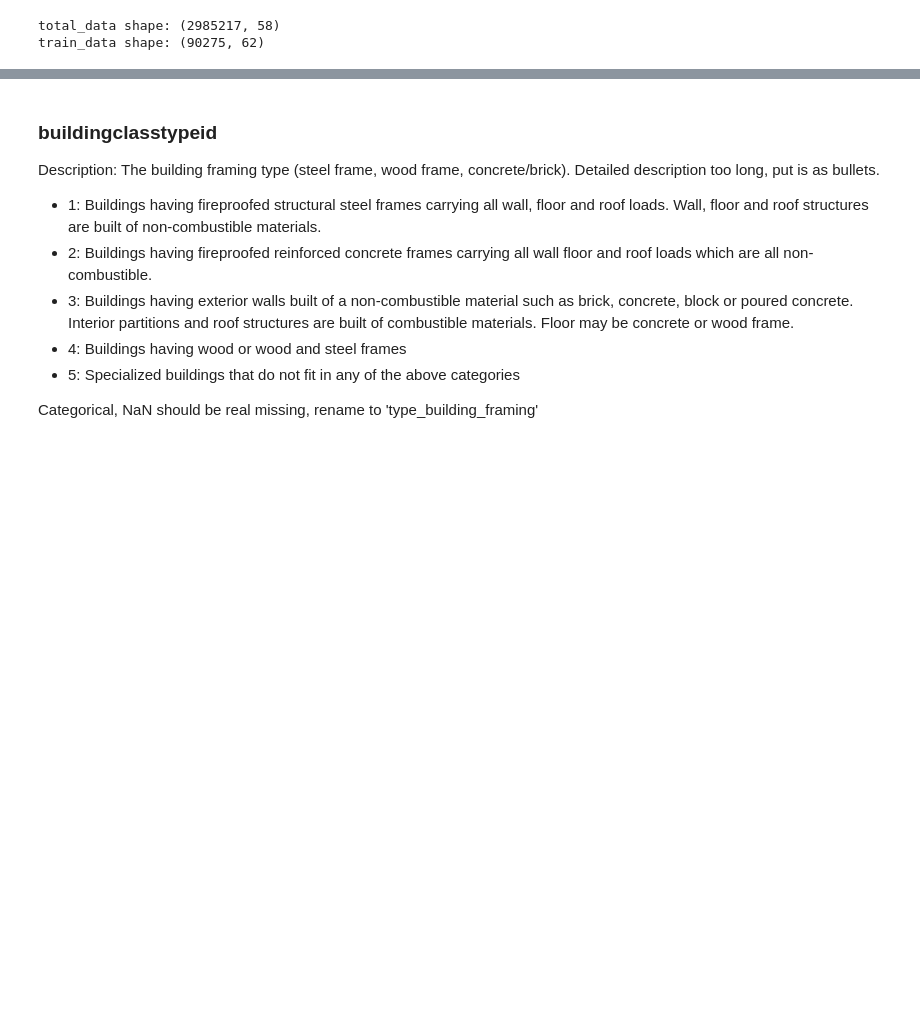
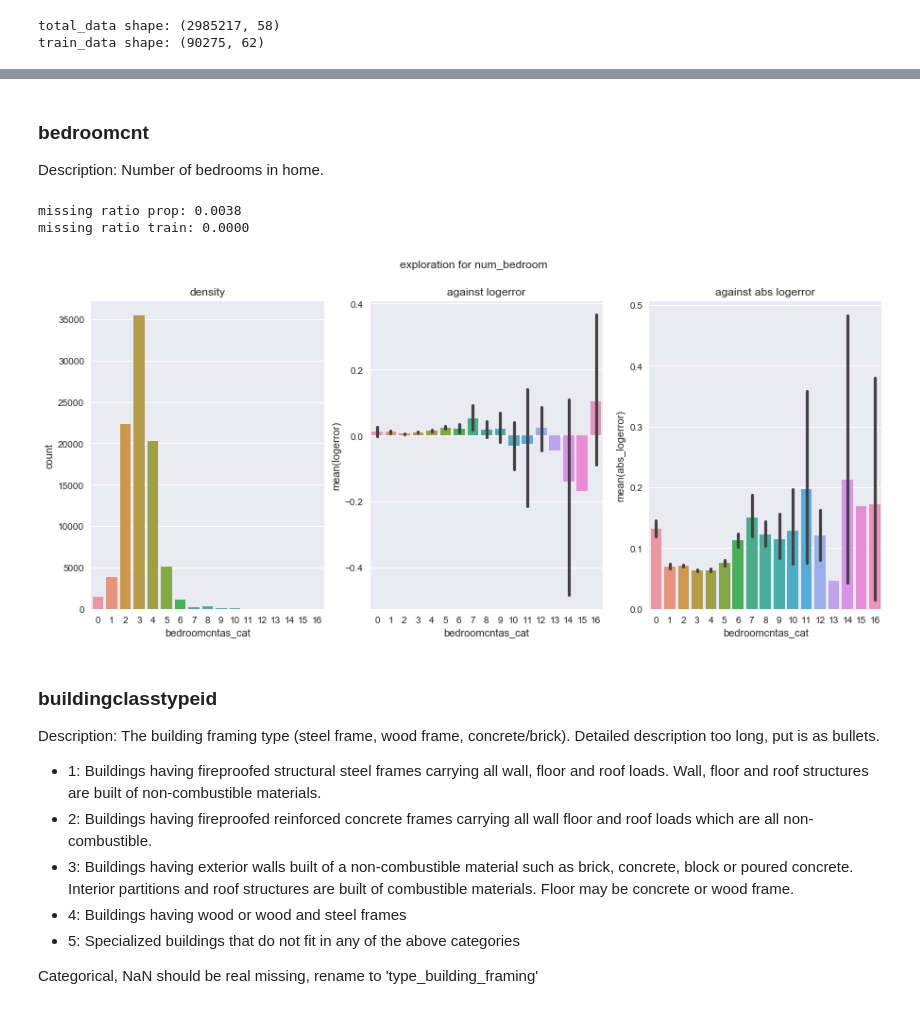
Before and after one commit to mqkh515/udacityMLND, a Jupyter notebook: projects/capstone/capstone.ipynb, the cells around one changed output, grey strips where cells are left out. Cells and saved outputs as stored; diff of their text form; code cells hidden in the pictures; blank space fills up the shorter version.

```diff
--- a/projects/capstone/capstone.ipynb
+++ b/projects/capstone/capstone.ipynb
@@ -299,0 +315,12 @@ prop_data['bedroomcnt'].fillna(prop_data['bedroomcnt'].mode().values[0], inplace
+# %% [markdown]
+### bedroomcnt
+
+Description:  Number of bedrooms in home.
+# %%
+prop_missing, train_missing = missing_ratio('bedroomcnt')
+if prop_missing + train_missing < 1.5:
+    visual_analysis_num_as_cat('bedroomcnt', 'num_bedroom')
+# %% [output]
+missing ratio prop: 0.0038
+missing ratio train: 0.0000
+[figure, added]
```
Also changed, not shown: parts of 213 cells of this notebook, 3 other files.
